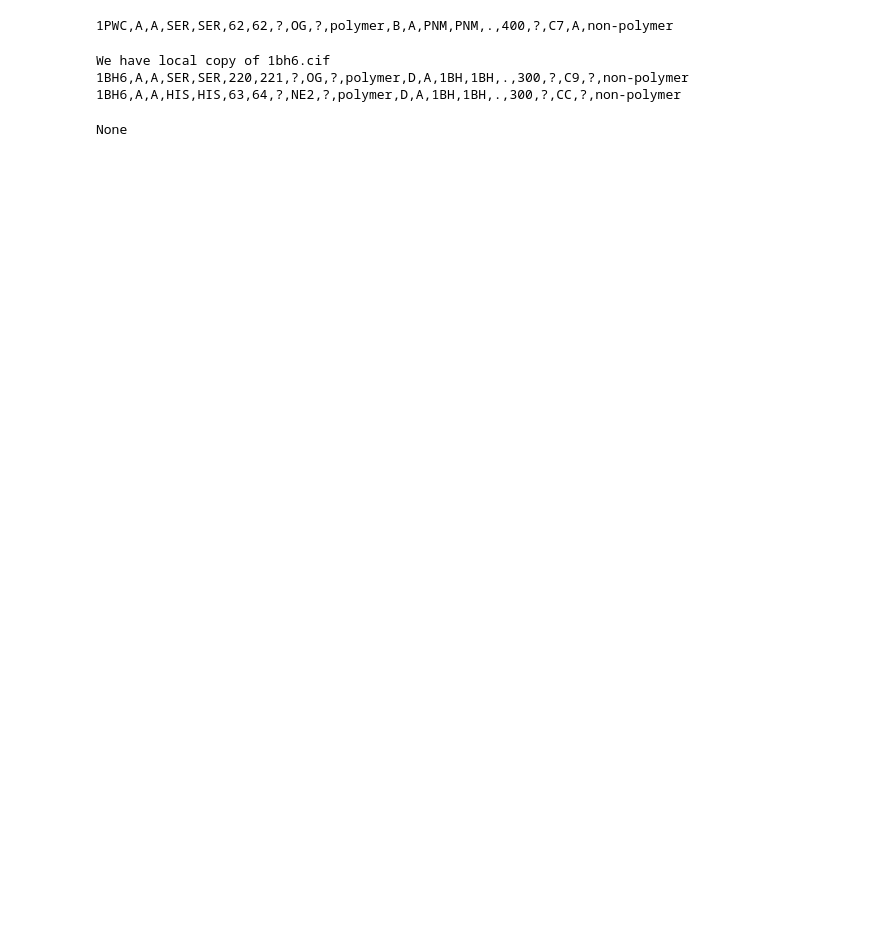
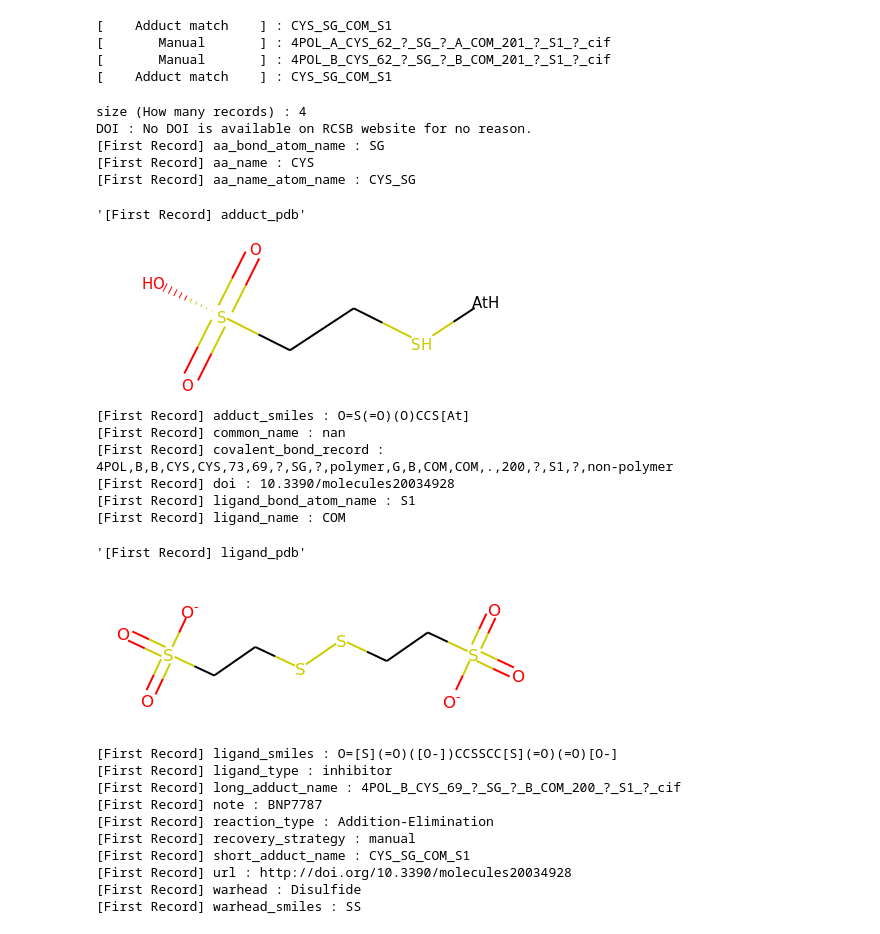
Before and after one commit to xg590/PDBcov_Curation, a Jupyter notebook: PDB_Cov.ipynb, the cells around one changed output. Cells and saved outputs as stored; diff of their text form; code cells hidden in the pictures; blank space fills up the shorter version.

```diff
--- a/PDB_Cov.ipynb
+++ b/PDB_Cov.ipynb
@@ -0,0 +1,5 @@
+# %%
+import pickle5
+with open('pdb_cov.pkl', 'rb') as fr: df = pickle5.load(fr)
+df = df[df['recovery_strategy']=='manual']
+df['short_adduct_name'] = df.apply(lambda x: '_'.join([x.covalent_record.split(',')[i] for i in [4,8,14,18]]), axis=1)
@@ -90,17 +465,57 @@ def get_covalent_bond_record_by_pdbid(pdbid, debug=False):
-# %%
-_ = get_covalent_bond_record_by_pdbid('1PWC')
-print(_)
-# %% [output]
-1PWC,A,A,SER,SER,62,62,?,OG,?,polymer,B,A,PNM,PNM,.,400,?,C7,A,non-polymer
-# %%
-_ = get_covalent_bond_record_by_pdbid('1BH6', True)
-print(_)
-# %% [output]
-We have local copy of 1bh6.cif
-1BH6,A,A,SER,SER,220,221,?,OG,?,polymer,D,A,1BH,1BH,.,300,?,C9,?,non-polymer
-1BH6,A,A,HIS,HIS,63,64,?,NE2,?,polymer,D,A,1BH,1BH,.,300,?,CC,?,non-polymer
-# %%
-_ = get_covalent_bond_record_by_pdbid('1JGC')
-print(_)
-# %% [output]
-None
+# %%
+pdb_4POL = PDB_Cov('4POL')
+# %% [output]
+[    Adduct match    ] : CYS_SG_COM_S1
+[       Manual       ] : 4POL_A_CYS_62_?_SG_?_A_COM_201_?_S1_?_cif
+[       Manual       ] : 4POL_B_CYS_62_?_SG_?_B_COM_201_?_S1_?_cif
+[    Adduct match    ] : CYS_SG_COM_S1
+# %%
+print  ( 'size (How many records)',               ':', pdb_4POL.size                         )
+print  ( 'DOI',                                   ':', pdb_4POL.doi                          )
+print  ( '[First Record] aa_bond_atom_name',      ':', pdb_4POL.ones[0].aa_bond_atom_name    )
+print  ( '[First Record] aa_name',                ':', pdb_4POL.ones[0].aa_name              )
+print  ( '[First Record] aa_name_atom_name',      ':', pdb_4POL.ones[0].aa_name_atom_name    )
+display( '[First Record] adduct_pdb',                  pdb_4POL.ones[0].adduct_pdb           )
+print  ( '[First Record] adduct_smiles',          ':', pdb_4POL.ones[0].adduct_smiles        )
+print  ( '[First Record] common_name',            ':', pdb_4POL.ones[0].common_name          )
+print  ( '[First Record] covalent_bond_record',   ':', pdb_4POL.ones[0].covalent_bond_record )
+print  ( '[First Record] doi',                    ':', pdb_4POL.ones[0].doi                  )
+print  ( '[First Record] ligand_bond_atom_name',  ':', pdb_4POL.ones[0].ligand_bond_atom_name)
+print  ( '[First Record] ligand_name',            ':', pdb_4POL.ones[0].ligand_name          )
+display( '[First Record] ligand_pdb',                  pdb_4POL.ones[0].ligand_pdb           )
+print  ( '[First Record] ligand_smiles',          ':', pdb_4POL.ones[0].ligand_smiles        )
+print  ( '[First Record] ligand_type',            ':', pdb_4POL.ones[0].ligand_type          )
+print  ( '[First Record] long_adduct_name',       ':', pdb_4POL.ones[0].long_adduct_name     )
+print  ( '[First Record] note',                   ':', pdb_4POL.ones[0].note                 )
+print  ( '[First Record] reaction_type',          ':', pdb_4POL.ones[0].reaction_type        )
+print  ( '[First Record] recovery_strategy',      ':', pdb_4POL.ones[0].recovery_strategy    )
+print  ( '[First Record] short_adduct_name',      ':', pdb_4POL.ones[0].short_adduct_name    )
+print  ( '[First Record] url',                    ':', pdb_4POL.ones[0].url                  )
+print  ( '[First Record] warhead',                ':', pdb_4POL.ones[0].warhead              )
+print  ( '[First Record] warhead_smiles',         ':', pdb_4POL.ones[0].warhead_smiles       )
+# %% [output]
+size (How many records) : 4
+DOI : No DOI is available on RCSB website for no reason.
+[First Record] aa_bond_atom_name : SG
+[First Record] aa_name : CYS
+[First Record] aa_name_atom_name : CYS_SG
+'[First Record] adduct_pdb'
+[figure, added]
+[First Record] adduct_smiles : O=S(=O)(O)CCS[At]
+[First Record] common_name : nan
+[First Record] covalent_bond_record : 4POL,B,B,CYS,CYS,73,69,?,SG,?,polymer,G,B,COM,COM,.,200,?,S1,?,non-polymer
+[First Record] doi : 10.3390/molecules20034928
+[First Record] ligand_bond_atom_name : S1
+[First Record] ligand_name : COM
+'[First Record] ligand_pdb'
+[figure, added]
+[First Record] ligand_smiles : O=[S](=O)([O-])CCSSCC[S](=O)(=O)[O-]
+[First Record] ligand_type : inhibitor
+[First Record] long_adduct_name : 4POL_B_CYS_69_?_SG_?_B_COM_200_?_S1_?_cif
+[First Record] note : BNP7787
+[First Record] reaction_type : Addition-Elimination
+[First Record] recovery_strategy : manual
+[First Record] short_adduct_name : CYS_SG_COM_S1
+[First Record] url : http://doi.org/10.3390/molecules20034928
+[First Record] warhead : Disulfide
+[First Record] warhead_smiles : SS
```
Also changed, not shown: parts of 4 cells of this notebook, 1 other file.
